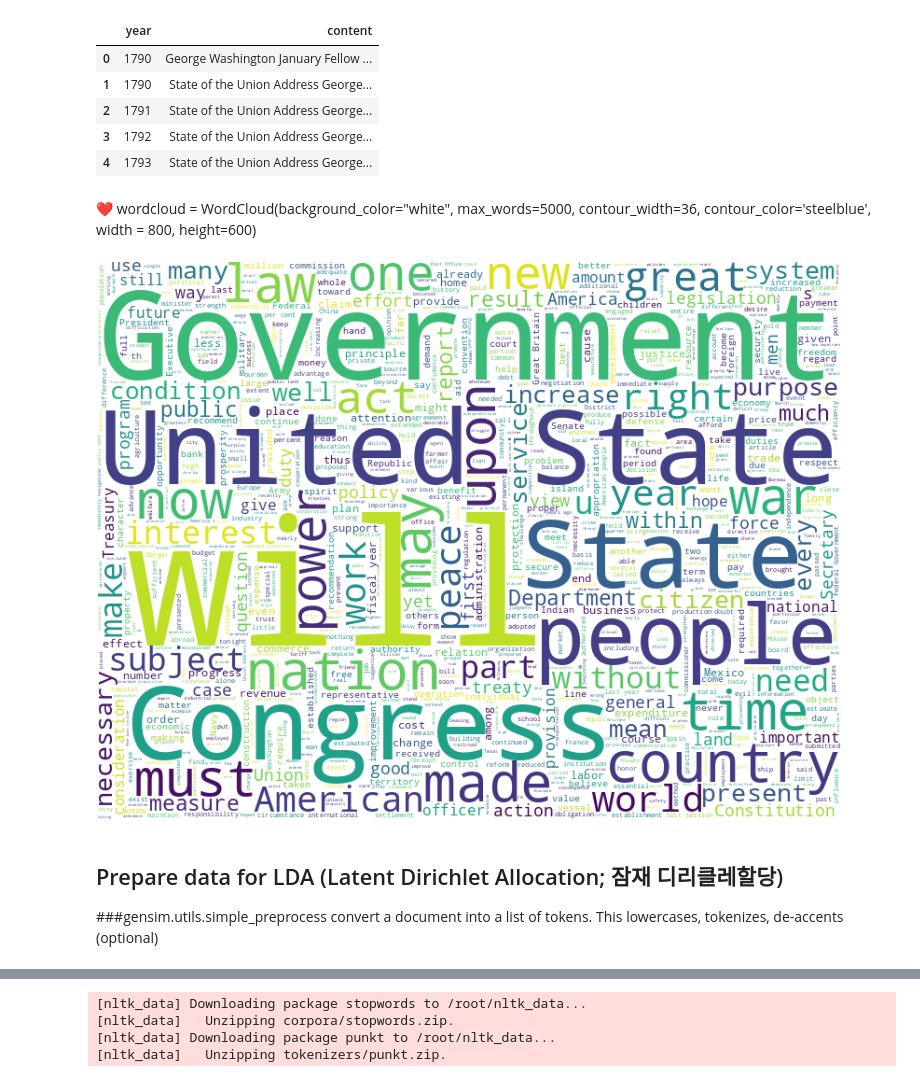
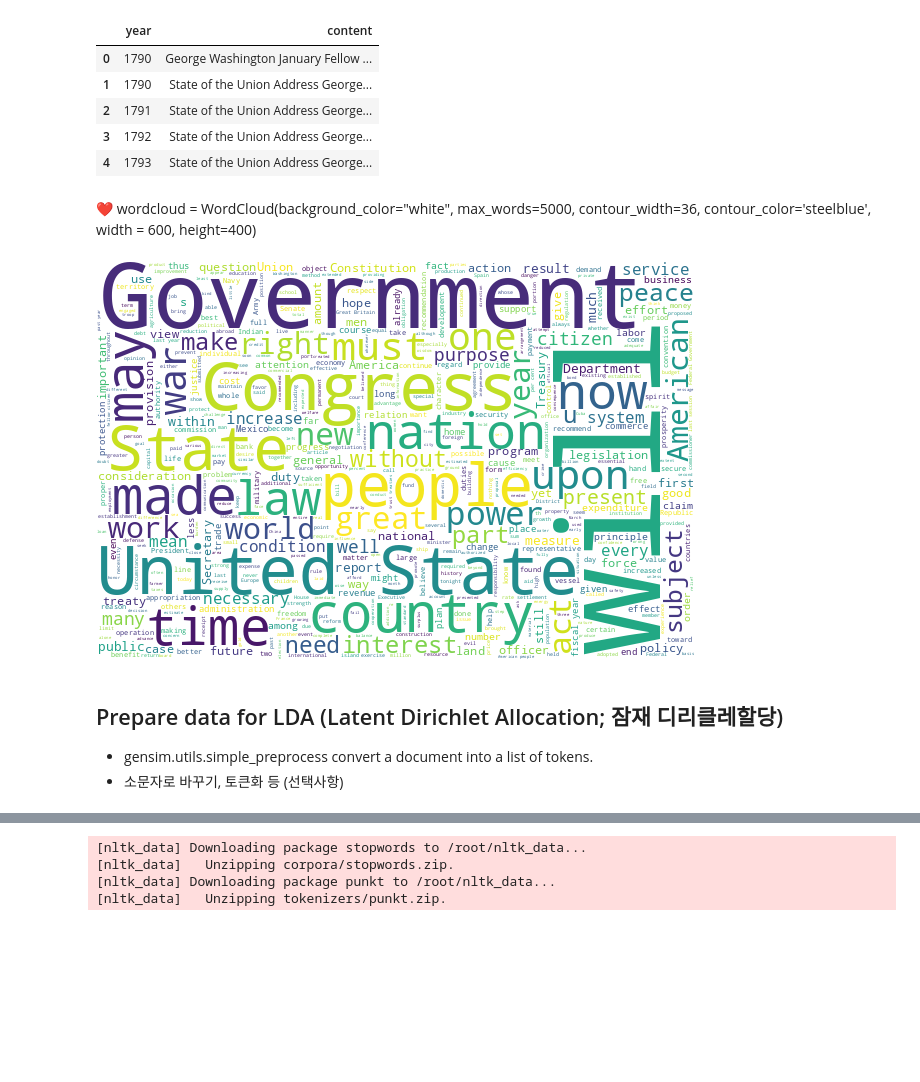
Before and after one commit to MK316/Practice, a Jupyter notebook: GNU_Session2_review.ipynb, the cells around one changed output, grey strips where cells are left out. Cells and saved outputs as stored; diff of their text form; code cells hidden in the pictures; blank space fills up the shorter version.

```diff
--- a/GNU_Session2_review.ipynb
+++ b/GNU_Session2_review.ipynb
@@ -197,24 +177,26 @@ df.head()
 | 3 | 1792 | State of the Union Address George... |
 | 4 | 1793 | State of the Union Address George... |
 # %% [markdown]
- ❤️ wordcloud = WordCloud(background_color="white", max_words=5000, contour_width=36, contour_color='steelblue', width = 800, height=600)
+ ❤️ wordcloud = WordCloud(background_color="white", max_words=5000, contour_width=36, contour_color='steelblue', width = 600, height=400)
 # %%
 #@markdown Explore data w/ wordcloud
 # Import the wordcloud library
 from wordcloud import WordCloud
 # Join the different processed titles together.
 long_string = ','.join(list(df.content.values))
 # Create a WordCloud object
-wordcloud = WordCloud(background_color="white", max_words=5000, contour_width=36, contour_color='steelblue', width = 800, height=600)
+wordcloud = WordCloud(background_color="white", max_words=5000, contour_width=36, contour_color='steelblue', width = 600, height=400)
 # Generate a word cloud
 wordcloud.generate(long_string)
 # Visualize the word cloud
 wordcloud.to_image()
 # %% [output]
-[figure, old version]
+[figure, new version]
 # %% [markdown]
 ## Prepare data for LDA (Latent Dirichlet Allocation; 잠재 디리클레할당)
-###gensim.utils.simple_preprocess convert a document into a list of tokens. This lowercases, tokenizes, de-accents (optional)
+
++ gensim.utils.simple_preprocess convert a document into a list of tokens.
++ 소문자로 바꾸기, 토큰화 등 (선택사항)
 # %%
 #@markdown gensim의 simple_preprocess 이용한 토큰화
 !pip install gensim
```
Also changed, not shown: parts of 71 cells of this notebook.
